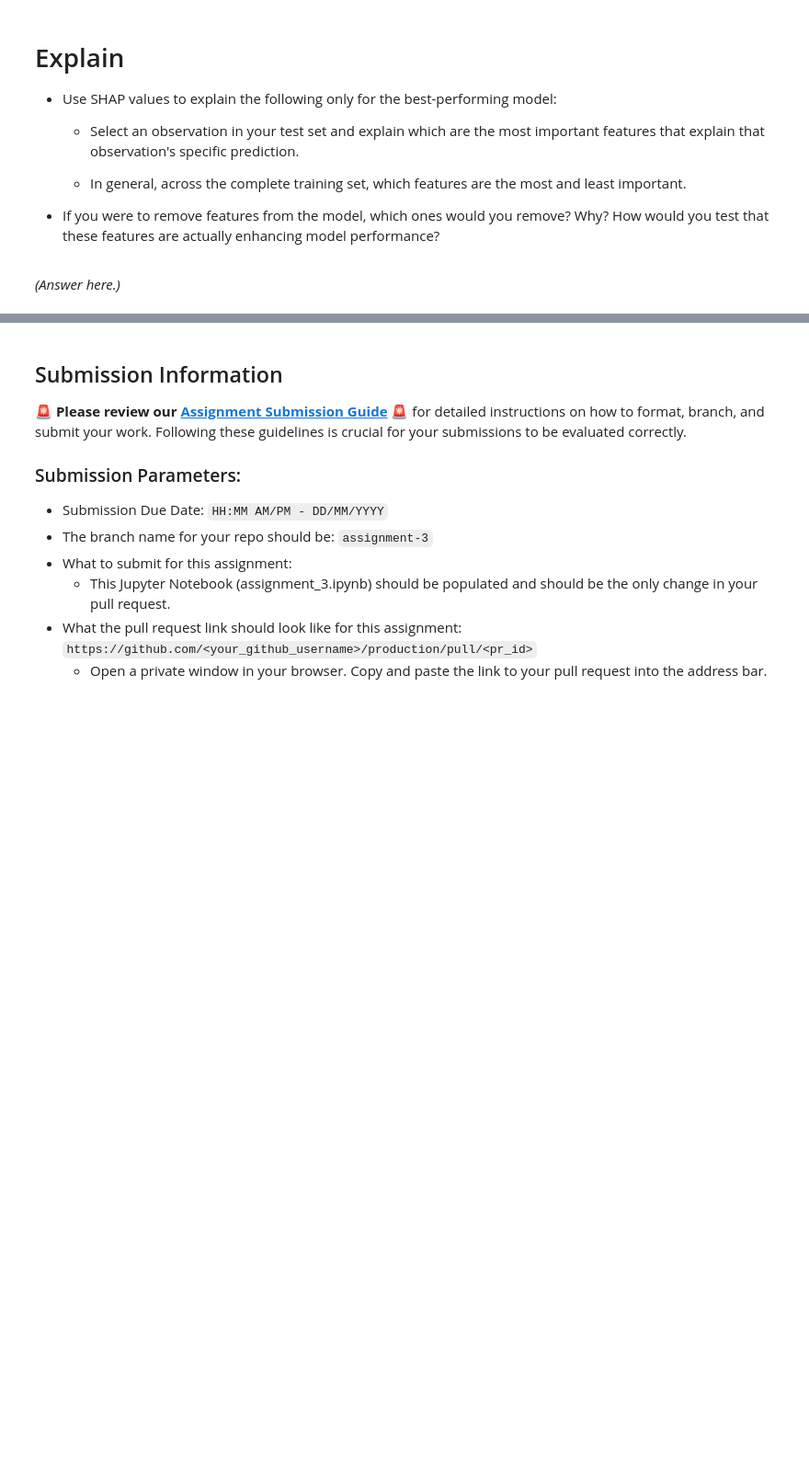
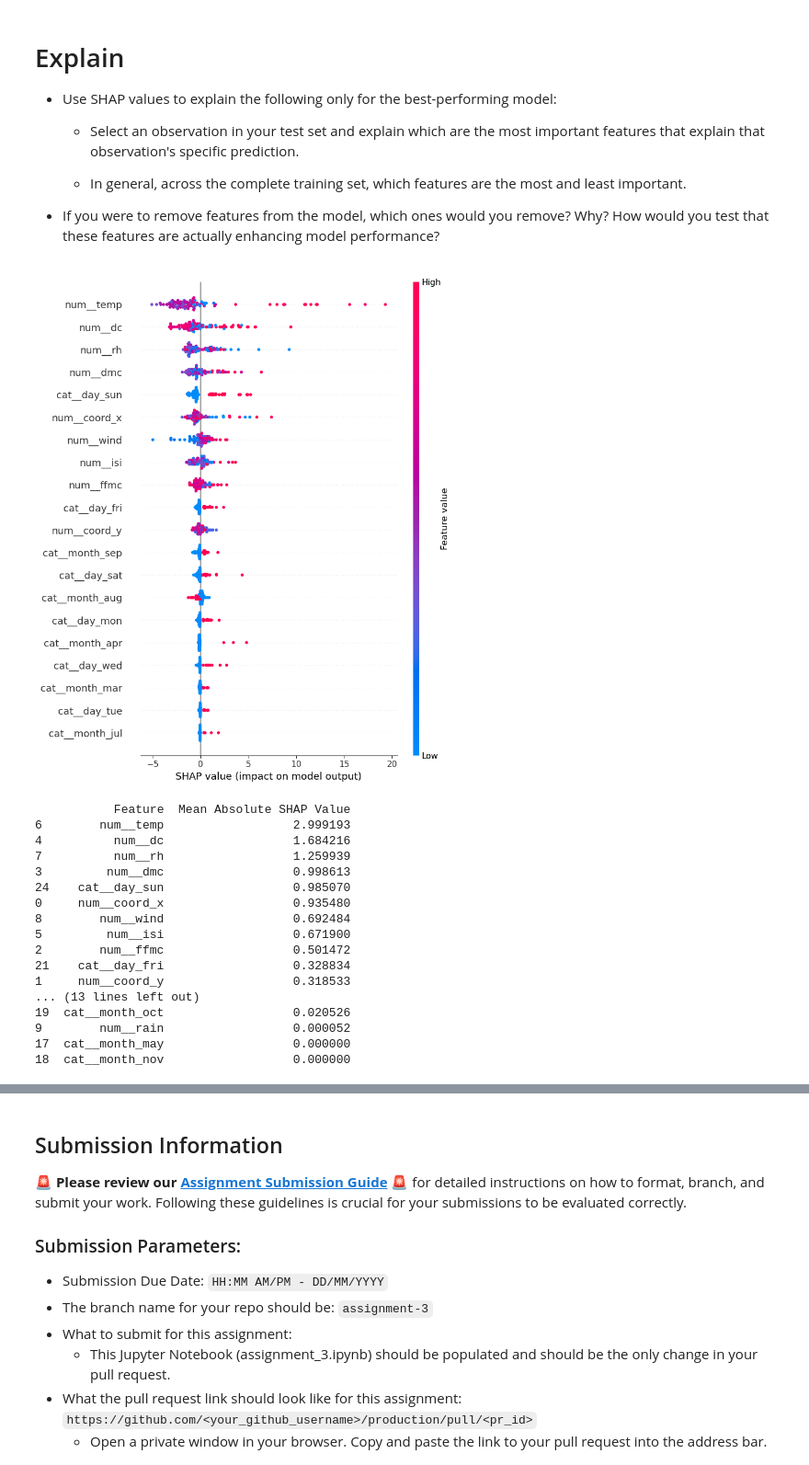
Before and after one commit to jimmyabou/scaling_to_production, a Jupyter notebook: 02_activities/assignments/assignment_3.ipynb, the cells around one changed output, grey strips where cells are left out. Shown at 92% size. Saved outputs shown, nothing was run; the diff lists cells and outputs as text; code cells hidden in the pictures; blank space fills up the shorter version.

```diff
--- a/02_activities/assignments/assignment_3.ipynb
+++ b/02_activities/assignments/assignment_3.ipynb
@@ -241,9 +329,7 @@ pipeline_d = Pipeline([('preprocessing', preproc2),
 + Tune at least one hyperparameter per pipeline.
 + Experiment with at least four value combinations per pipeline.
 # %%
-from sklearn.model_selection import GridSearchCV, train_test_split
 
-X_train, X_test, Y_train, Y_test = train_test_split(X, Y, test_size=0.3, random_state=42)
 
 param_linear_regression = {'regressor__fit_intercept': [True, False], }
 
@@ -466,5 +552,43 @@ with the following parameters:
     - In general, across the complete training set, which features are the most and least important.
 
 + If you were to remove features from the model, which ones would you remove? Why? How would you test that these features are actually enhancing model performance?
-# %% [markdown]
-*(Answer here.)*
+# %%
+import shap
+import numpy as np
+best_model = joblib.load('best_model.pkl')
+X_test_transformed = best_model.named_steps['preprocessing'].transform(X_test)
+feature_names = best_model.named_steps['preprocessing'].get_feature_names_out()
+
+explainer = shap.Explainer(best_model.named_steps['regressor'], X_test_transformed, feature_names=feature_names)
+
+shap_values_all = explainer(X_test_transformed, check_additivity=False)
+
+shap.summary_plot(shap_values_all, X_test_transformed, feature_names=feature_names)
+
+mean_abs_shap_values = np.mean(np.abs(shap_values_all.values), axis=0)
+feature_importance_df = pd.DataFrame({
+    'Feature': feature_names,
+    'Mean Absolute SHAP Value': mean_abs_shap_values
+})
+sorted_feature_importance_df = feature_importance_df.sort_values(by='Mean Absolute SHAP Value', ascending=False)
+
+print(sorted_feature_importance_df)
+# %% [output]
+[figure, added]
+           Feature  Mean Absolute SHAP Value
+6        num__temp                  2.999193
+4          num__dc                  1.684216
+7          num__rh                  1.259939
+3         num__dmc                  0.998613
+24    cat__day_sun                  0.985070
+0     num__coord_x                  0.935480
+8        num__wind                  0.692484
+5         num__isi                  0.671900
+2        num__ffmc                  0.501472
+21    cat__day_fri                  0.328834
+1     num__coord_y                  0.318533
+... (13 lines left out)
+19  cat__month_oct                  0.020526
+9        num__rain                  0.000052
+17  cat__month_may                  0.000000
+18  cat__month_nov                  0.000000
```
Also changed, not shown: parts of 17 cells of this notebook, 1 other file.
